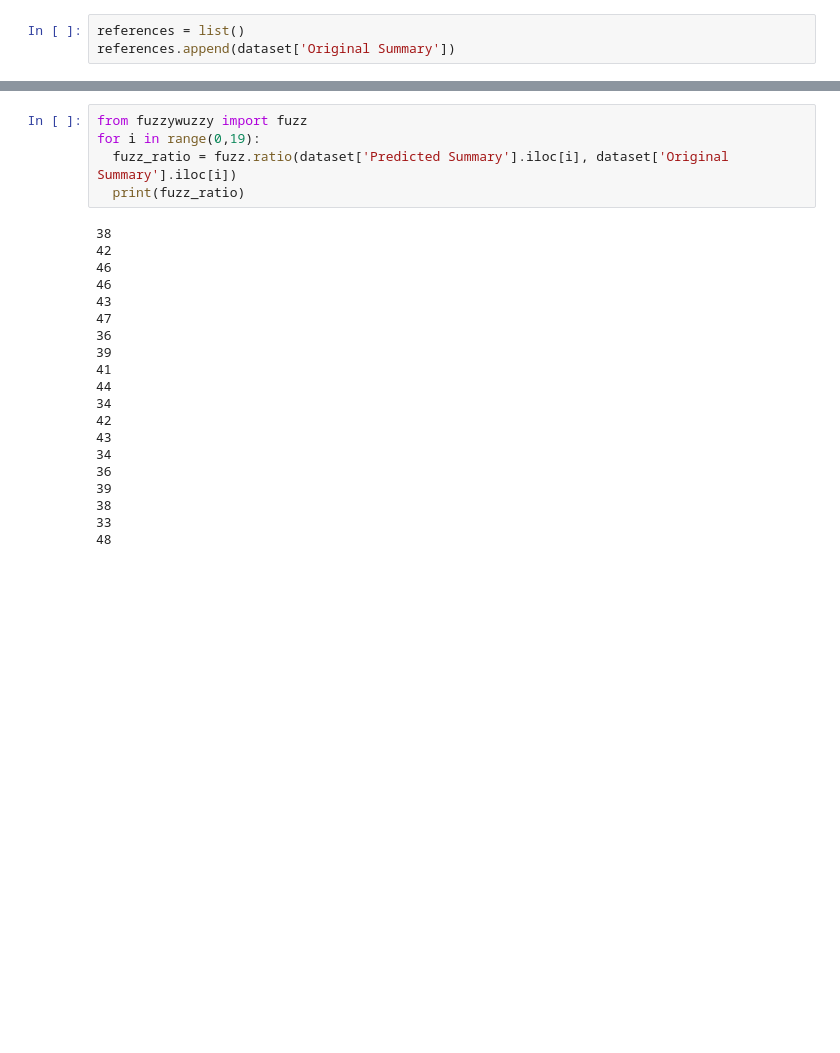
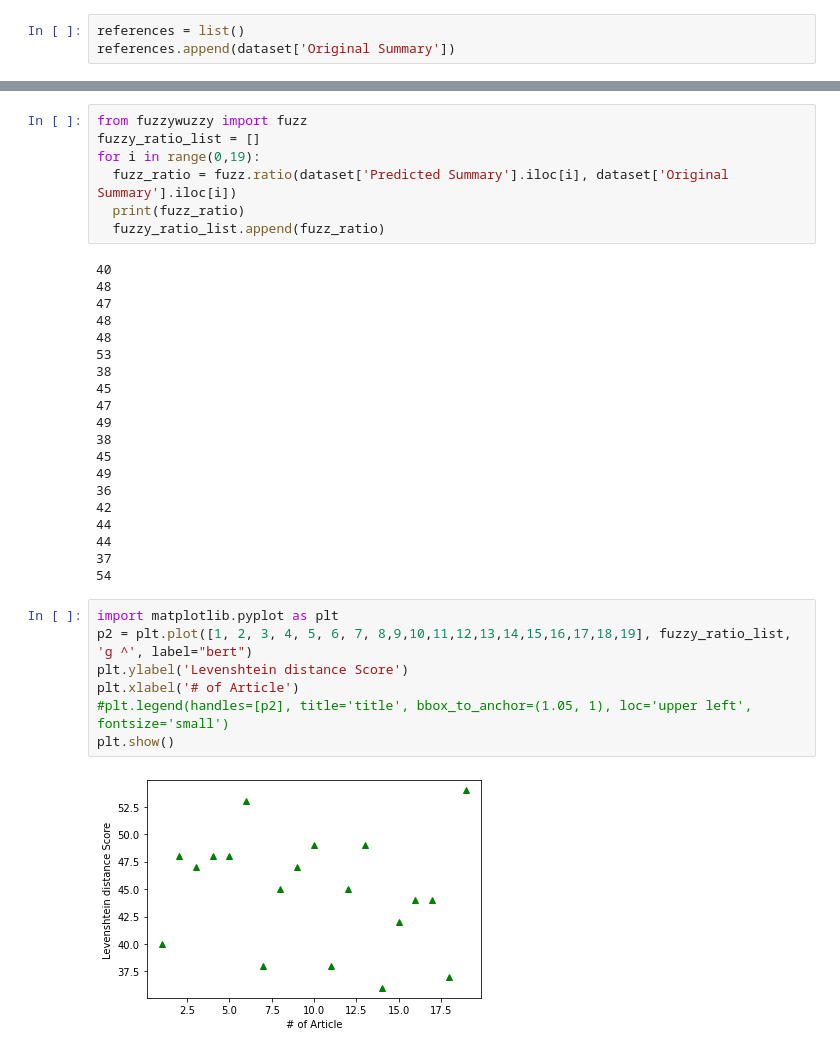
Before and after one commit to prashanth018/Text-Summarization, a Jupyter notebook: Evaluation_Seq2Seq.ipynb, the cells around one changed output, grey strips where cells are left out. Cells and saved outputs as stored; diff of their text form; blank space fills up the shorter version.

Commit message:
Added Visualization

```diff
--- a/Evaluation_Seq2Seq.ipynb
+++ b/Evaluation_Seq2Seq.ipynb
@@ -133,25 +131,36 @@ print(scores)
 # %%
 from fuzzywuzzy import fuzz
+fuzzy_ratio_list = []
 for i in range(0,19):
   fuzz_ratio = fuzz.ratio(dataset['Predicted Summary'].iloc[i], dataset['Original Summary'].iloc[i])
   print(fuzz_ratio)
+  fuzzy_ratio_list.append(fuzz_ratio)
 # %% [output]
+40
+48
+47
+48
+48
+53
 38
+45
+47
+49
+38
+45
+49
+36
 42
-46
-46
-43
-47
-36
-39
-41
 44
-34
-42
-43
-34
-36
-39
-38
-33
-48
+44
+37
+54
+# %%
+import matplotlib.pyplot as plt
+p2 = plt.plot([1, 2, 3, 4, 5, 6, 7, 8,9,10,11,12,13,14,15,16,17,18,19], fuzzy_ratio_list, 'g ^', label="bert")
+plt.ylabel('Levenshtein distance Score')
+plt.xlabel('# of Article')
+#plt.legend(handles=[p2], title='title', bbox_to_anchor=(1.05, 1), loc='upper left', fontsize='small')
+plt.show()
+# %% [output]
+[figure, added]
```
Also changed, not shown: parts of 9 cells of this notebook.
